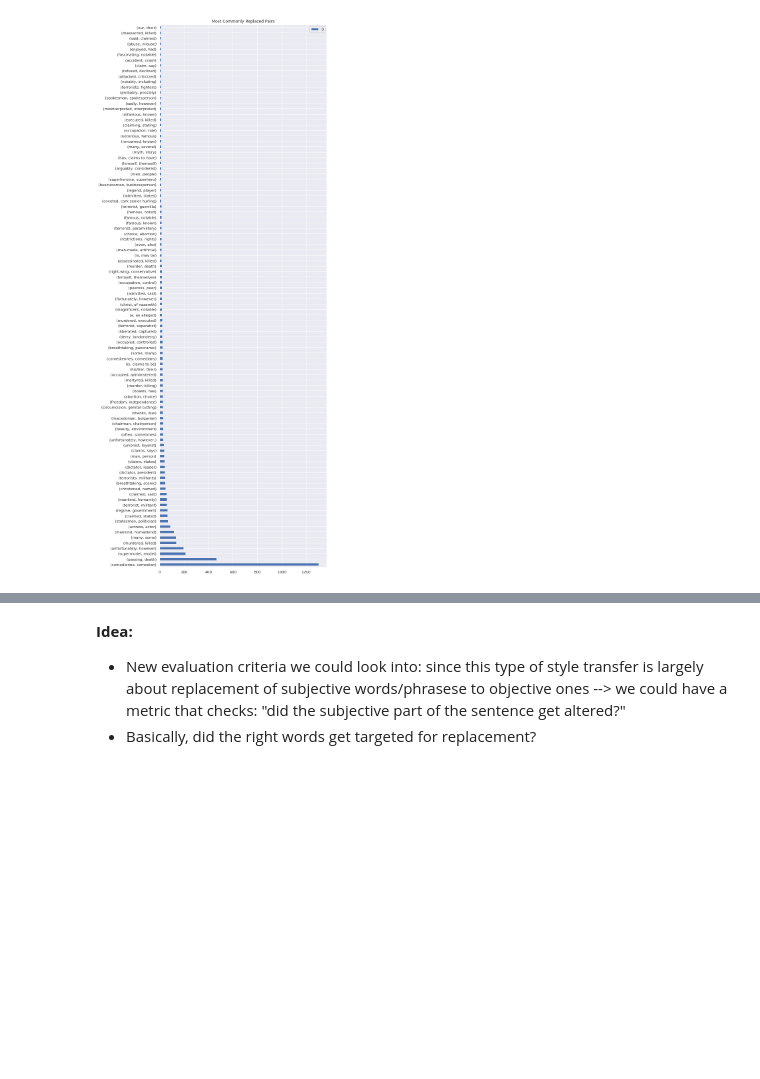
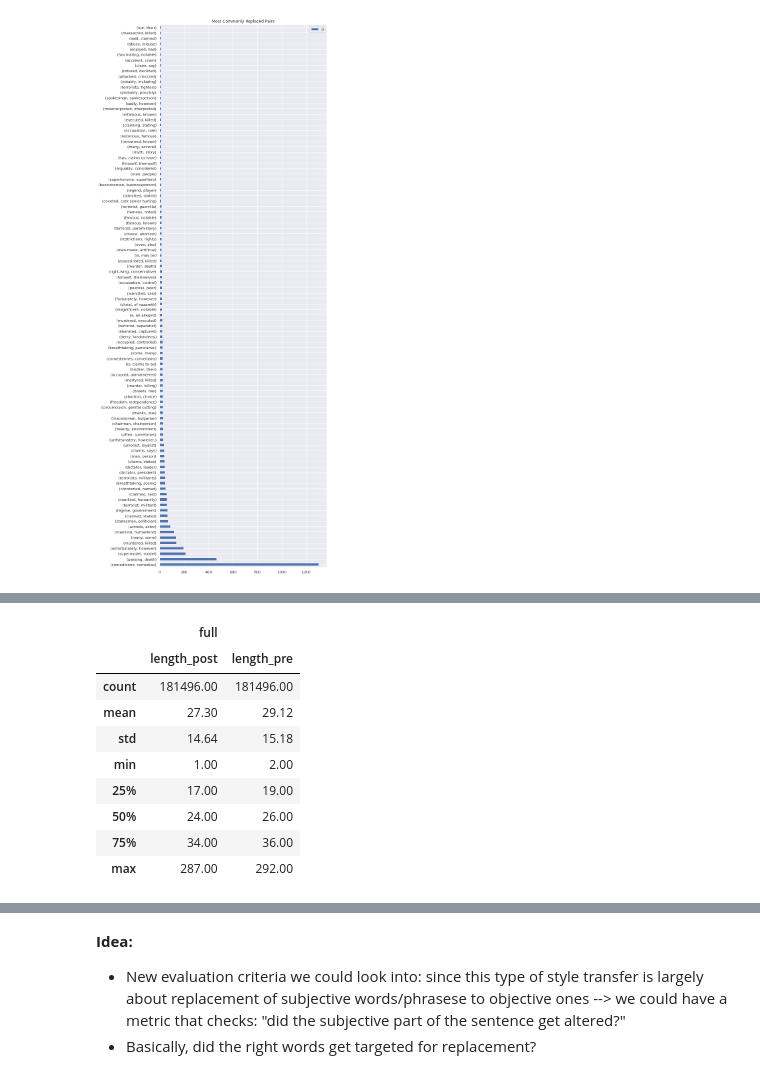
Before and after one commit to fastforwardlabs/text-style-transfer, a Jupyter notebook: notebooks/WNC_word_EDA.ipynb, the cells around one changed output, grey strips where cells are left out. Cells and saved outputs as stored; diff of their text form; code cells hidden in the pictures; blank space fills up the shorter version.

```diff
--- a/notebooks/WNC_word_EDA.ipynb
+++ b/notebooks/WNC_word_EDA.ipynb
@@ -764,0 +960,21 @@ replaced_pair_term_counts[:100].plot(
+# %%
+# collect descriptive statistics for each split
+stats = {}
+for split in wnc_datasets_full_mod.keys():
+    test_df = wnc_datasets_full_mod[split].to_pandas()
+    stat = test_df[["length_pre", "length_post"]].describe().round(2)
+    stats[split] = stat
+
+# format as dataframe
+pd.concat(stats).unstack(0).swaplevel(0, 1, axis=1).sort_index(axis=1)
+# %% [output]
+|  | full |  |
+|  | length_post | length_pre |
+| count | 181496.00 | 181496.00 |
+| mean | 27.30 | 29.12 |
+| std | 14.64 | 15.18 |
+| min | 1.00 | 2.00 |
+| 25% | 17.00 | 19.00 |
+| 50% | 24.00 | 26.00 |
+| 75% | 34.00 | 36.00 |
+| max | 287.00 | 292.00 |
```
Also changed, not shown: parts of 41 cells of this notebook.
